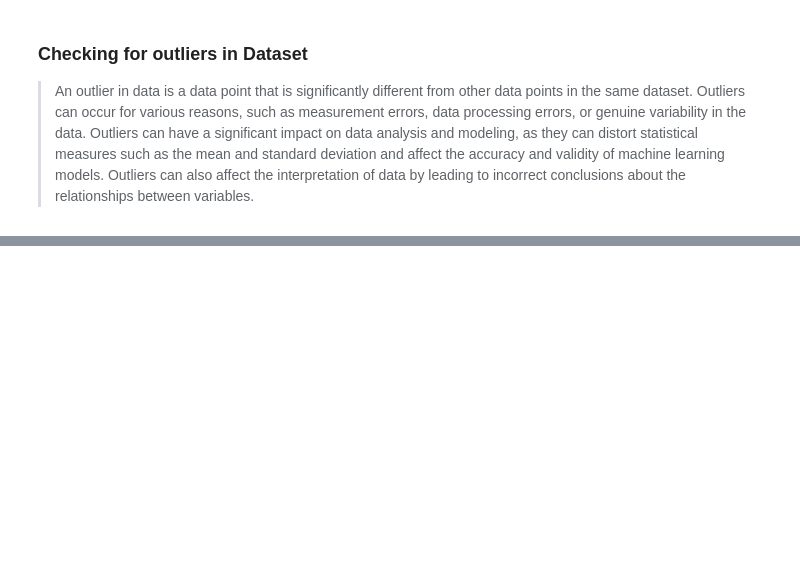
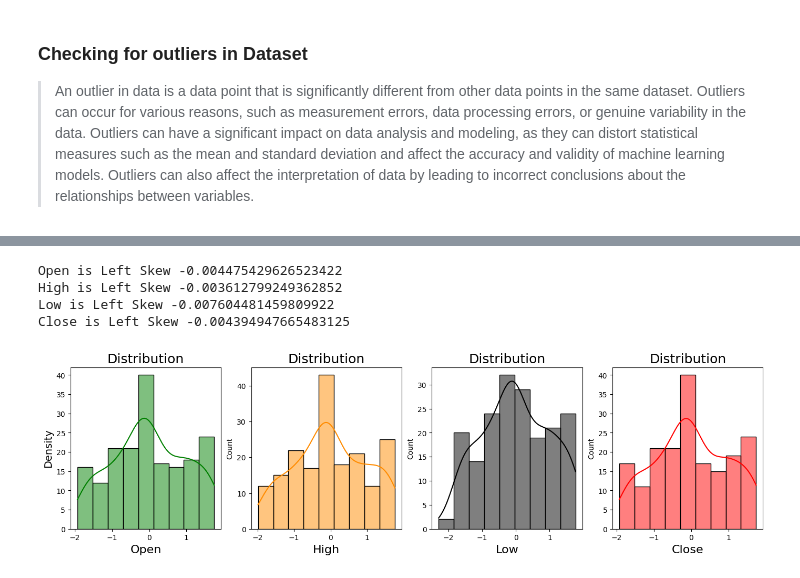
Before and after one commit to gaurav4601/capstoneproject2, a Jupyter notebook: Yes_Bank_Price_ML_Project_Regression.ipynb, the cells around one changed output, grey strips where cells are left out. Saved outputs shown, nothing was run; the diff lists cells and outputs as text; code cells hidden in the pictures; blank space fills up the shorter version.

```diff
--- a/Yes_Bank_Price_ML_Project_Regression.ipynb
+++ b/Yes_Bank_Price_ML_Project_Regression.ipynb
@@ -356,0 +465,9 @@ fig.show()
+# %%
+#under standing the skewness of the data
+
+for col in df.columns.to_list()[1:5]:
+  skew = df[col].skew()
+  if skew > 0:
+    print(f'{col} is Right Skew')
+  else:
+    print(f'{col} is Left Skew')
@@ -356,0 +489,45 @@ fig.show()
+# %%
+#implementing power tranformation box-cox tranformation
+
+temp_df = pd.DataFrame(power_transform(df[df.columns.to_list()[1:5]],method='box-cox'),columns=df.columns.to_list()[1:5])
+
+for col in temp_df.columns.to_list():
+  skew = temp_df[col].skew()
+  if skew > 0:
+    print(f'{col} is Right Skew {skew}')
+  else:
+    print(f'{col} is Left Skew {skew}')
+
+
+
+plt.figure(figsize = (17,4))
+
+plt.subplot(1, 4, 1)
+
+sns.histplot(temp_df['Open'], color = 'Green',kde=True)
+plt.title('Distribution', fontsize=18)
+plt.xlabel('Open', fontsize= 16)
+plt.ylabel('Density', fontsize=14)
+
+plt.subplot(1, 4, 2)
+sns.histplot(temp_df['High'], color = 'Darkorange',kde=True)
+plt.title('Distribution', fontsize=18)
+plt.xlabel('High', fontsize= 16)
+
+plt.subplot(1, 4, 3)
+sns.histplot(temp_df['Low'], color = 'black',kde=True)
+plt.title('Distribution', fontsize=18)
+plt.xlabel('Low', fontsize= 16)
+
+plt.subplot(1, 4, 4)
+sns.histplot(temp_df['Close'], color = 'Red',kde=True)
+plt.title('Distribution', fontsize=18)
+plt.xlabel('Close', fontsize= 16)
+
+plt.show()
+# %% [output]
+Open is Left Skew -0.004475429626523422
+High is Left Skew -0.003612799249362852
+Low is Left Skew -0.007604481459809922
+Close is Left Skew -0.004394947665483125
+[figure, added]
```
Also changed, not shown: parts of 34 cells of this notebook.
